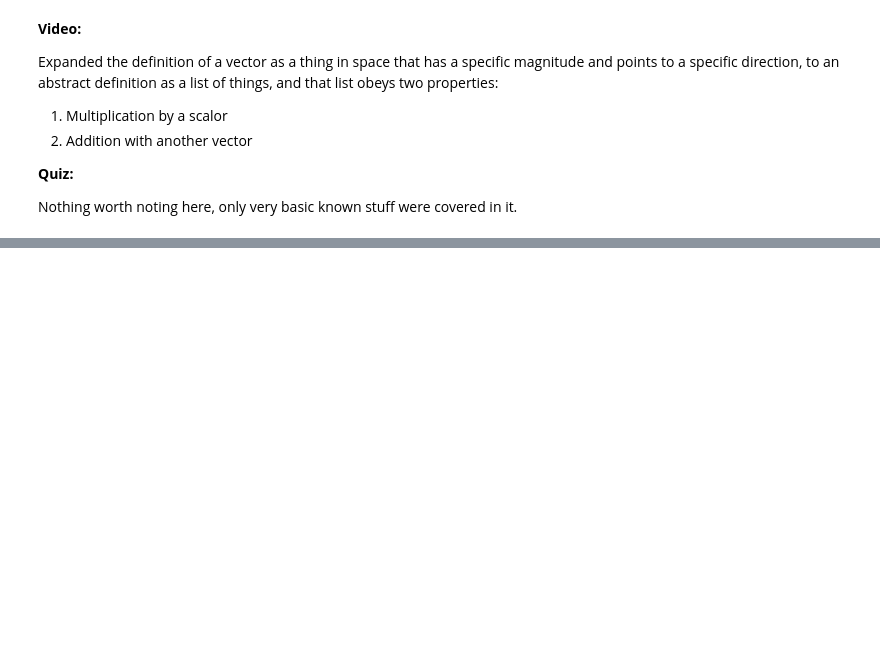
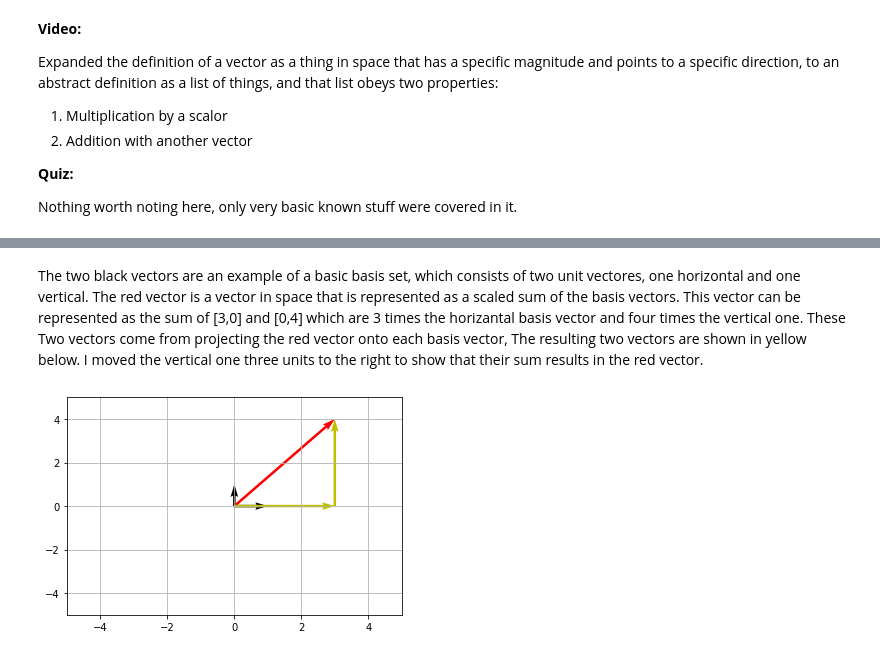
Before and after one commit to HashemRawashdeh/Study, a Jupyter notebook: Data Science/Online Cources/Mathematics For Machine Learning/MML Course.ipynb, the cells around one changed output, grey strips where cells are left out. Drawn from its saved outputs; the diff is of its cells as text; code cells hidden in the pictures; blank space fills up the shorter version.

```diff
--- a/Data Science/Online Cources/Mathematics For Machine Learning/MML Course.ipynb
+++ b/Data Science/Online Cources/Mathematics For Machine Learning/MML Course.ipynb
@@ -93,0 +190,6 @@ Nothing worth noting here, only very basic known stuff were covered in it.
+# %% [markdown]
+The two black vectors are an example of a basic basis set, which consists of two unit vectores, one horizontal and one vertical. The red vector is a vector in space that is represented as a scaled sum of the basis vectors. This vector can be represented as the sum of [3,0] and [0,4] which are 3 times the horizantal basis vector and four times the vertical one. These Two vectors come from projecting the red vector onto each basis vector, The resulting two vectors are shown in yellow below. I moved the vertical one three units to the right to show that their sum results in the red vector.
+# %%
+draw_vector(0,0,[1,0],'k',0,0,[0,1],'k', 0,0,[3,4], 'r',0,0,[3,0],'y',3,0,[0,4],'y')
+# %% [output]
+[figure, added]
```
Also changed, not shown: parts of 50 cells of this notebook, 1 other file.
